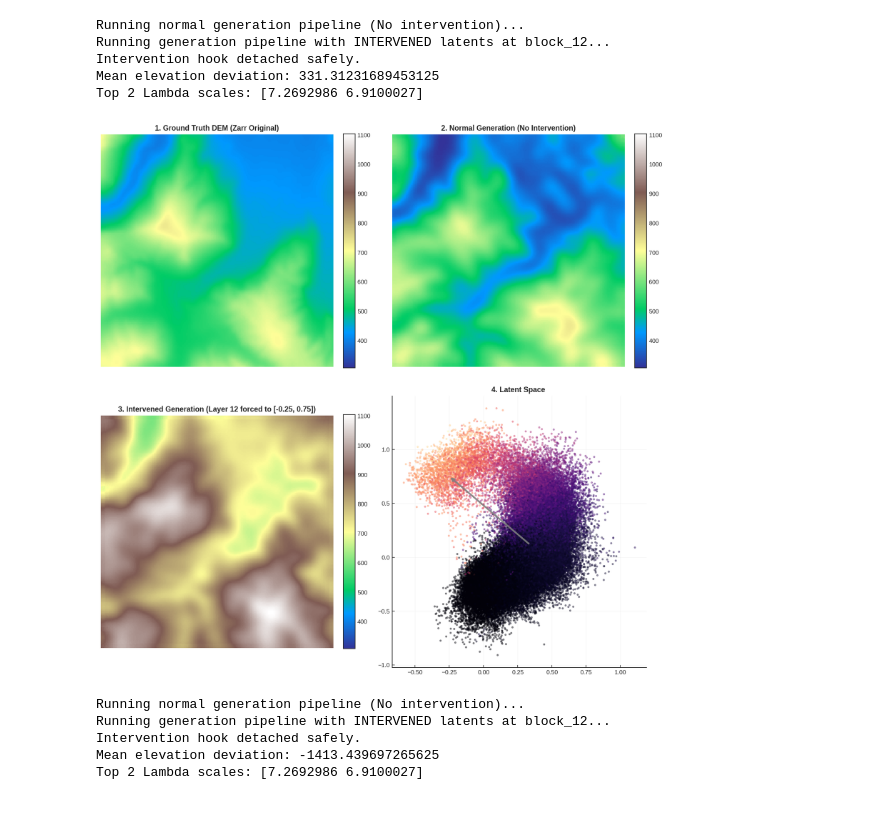
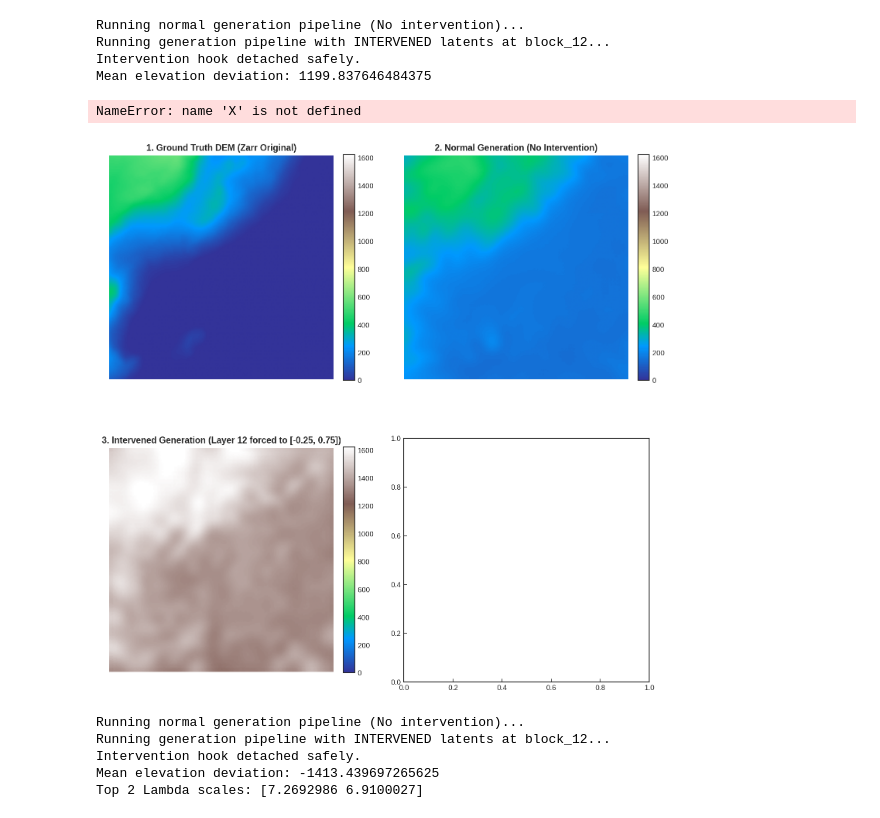
Before and after one commit to Michu1596/terramind, a Jupyter notebook: notebooks/Intervention&Shapley.ipynb, the cells around one changed output. Cells and saved outputs as stored; diff of their text form; code cells hidden in the pictures.

```diff
--- a/notebooks/Intervention&Shapley.ipynb
+++ b/notebooks/Intervention&Shapley.ipynb
@@ -260,6 +297,9 @@ WARNING:huggingface_hub.utils._http:Warning: You are sending unauthenticated req
 # %%
 potentials = []
-for i in range(0,100):
+ticker = 0
+i = 0
+while ticker < 100:
+  i += 1
   if i % 49 == 0:
     print(f"Iteration {i}")
     print('Found ' + str(len(potentials)) + ' potential samples...')
@@ -271,6 +311,7 @@ for i in range(0,100):
     ds_dem = xr.open_zarr(store_dem, consolidated=False)
     img_dem = ds_dem["bands"].isel(time=0).values.astype("float32").squeeze()
   mean_elev = img_dem.mean()
-  if mean_elev > 2000 and mean_elev < 3000:
+  if mean_elev < 100:
     potentials.append([sample, sample_dem])
+    ticker += 1
 # %% [output]
@@ -283,5 +336,6 @@ Found 2 potential samples...
 # %%
 import tempfile
+import math
 import torch
 import torch.nn.functional as F
 import xarray as xr
@@ -593,6 +647,12 @@ fig.colorbar(im2, ax=axes[1, 0], fraction=0.046, pad=0.04)
 # =========================
 # 4. Latent space projection
 # =========================
+dataset_path = "/content/latents_12_100000_for_intervention.pt"
+saved_data = torch.load(dataset_path, map_location=device)
+
+X = saved_data["latents"] # Shape: [N, 192]
+y = saved_data["meta"][:, 3]
+
 with torch.no_grad():
     X_centered = X.to(device) + t
     X_rotated = torch.matmul(X_centered, R)
@@ -615,36 +675,36 @@ sc = ax.scatter(
 )
 
 ax.set_title('4. Latent Space ', fontweight='bold')
 ax.grid(True, linewidth=0.4, alpha=0.3)
 
 # Clean spines
 ax.spines['top'].set_visible(False)
 ax.spines['right'].set_visible(False)
 
 # =========================
 # Arrow: (old -> new intervention point)
 # =========================
 ax.annotate(
     '',
     xy=(x_0, y_0),
     xytext=(x_old, y_old),
     arrowprops=dict(
         arrowstyle='->',
         lw=2.5,
         color='gray',
         alpha=0.9
     )
 )
 
 plt.tight_layout()
 plt.show()
 # %% [output]
 Running normal generation pipeline (No intervention)...
 Running generation pipeline with INTERVENED latents at block_12...
 Intervention hook detached safely.
-Mean elevation deviation: 331.31231689453125
-Top 2 Lambda scales: [7.2692986 6.9100027]
+Mean elevation deviation: 1199.837646484375
+NameError: name 'X' is not defined
-[figure, old version]
+[figure, new version]
 # %%
 X = data['latents']
 y = data['meta'][:,3]
```
Also changed, not shown: parts of 7 cells of this notebook.
